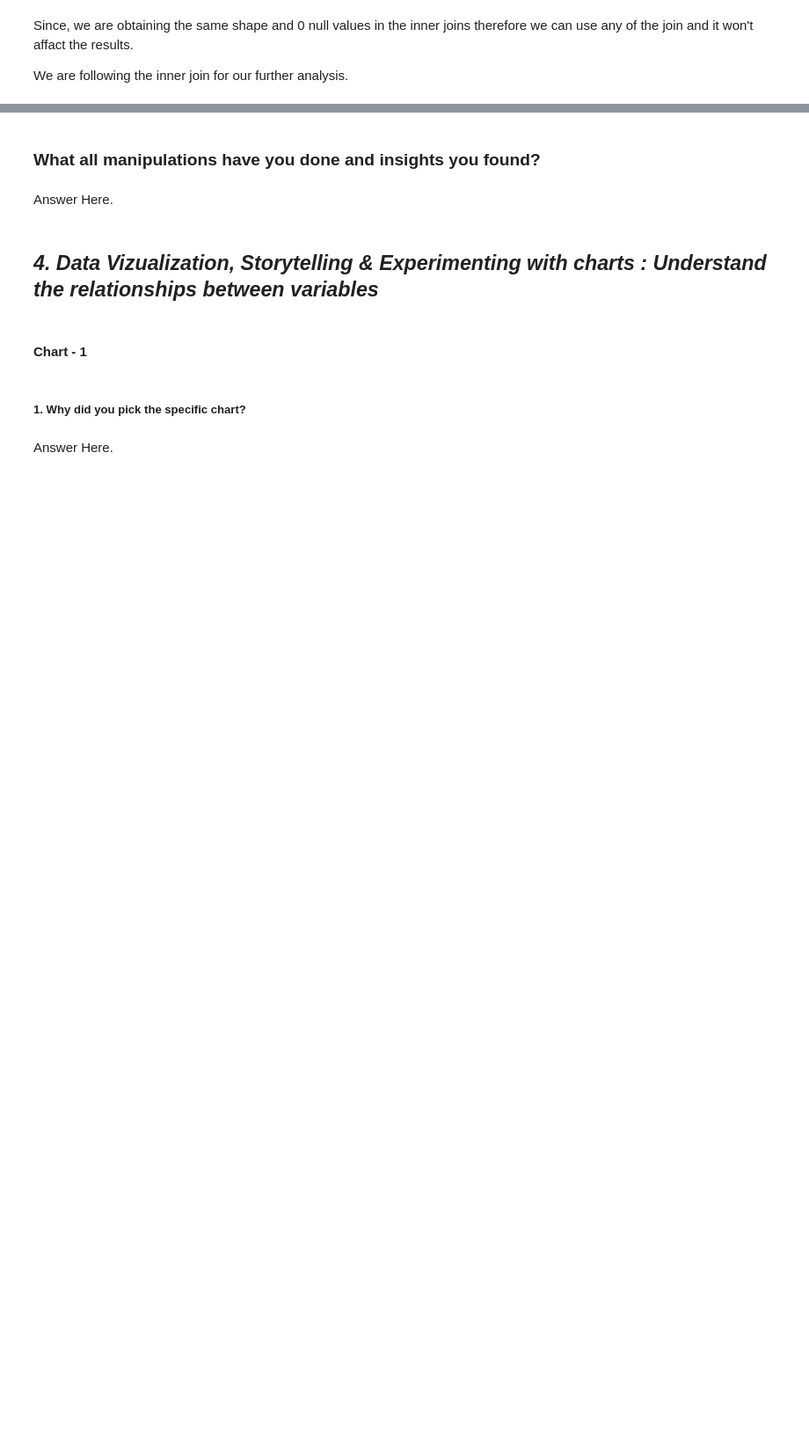
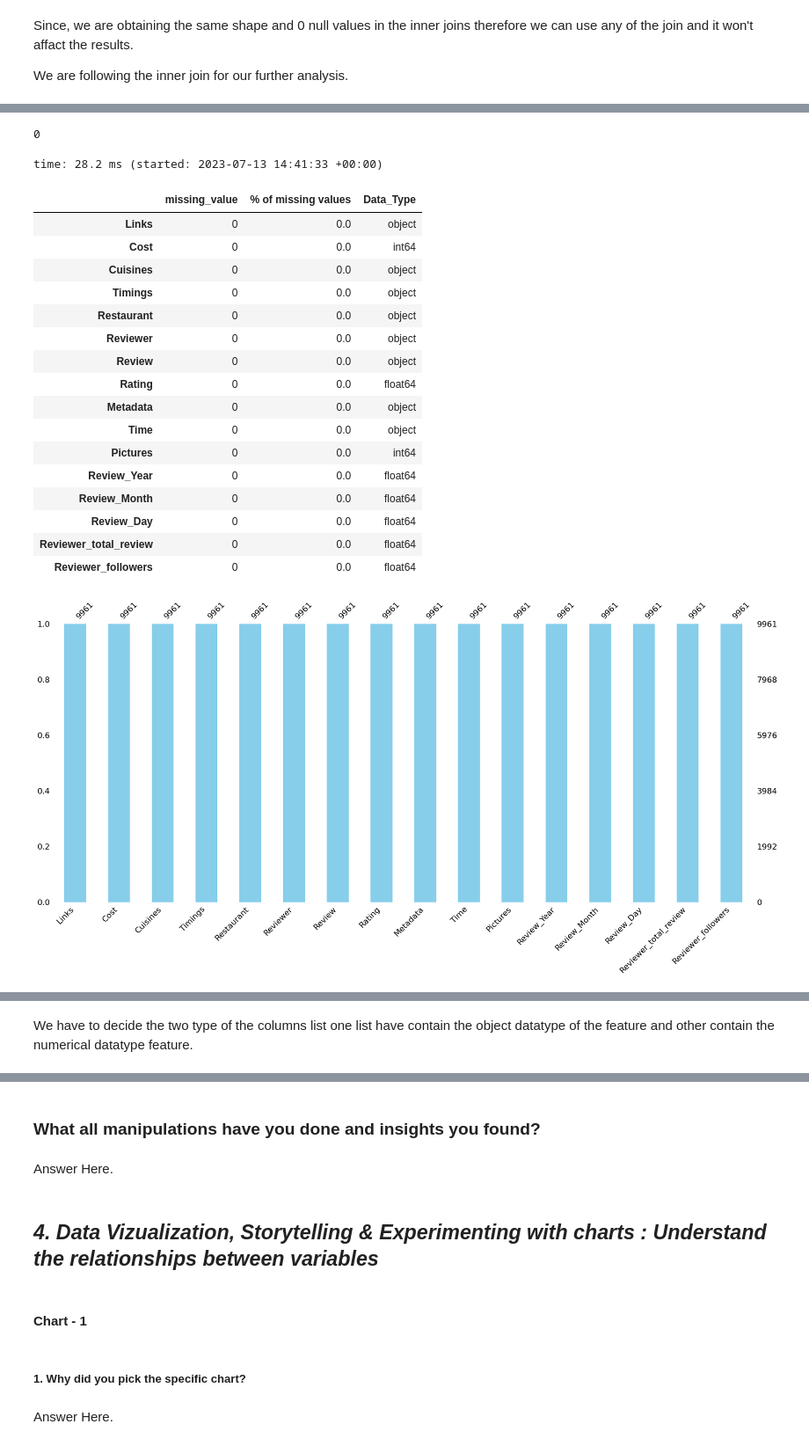
Before and after one commit to niteesh19mt0250/Zamato-Resturant-Clustering-and-Sentiment-Analysis, a Jupyter notebook: Copy_of_Sample_ML_Submission_Template.ipynb, the cells around one changed output, grey strips where cells are left out. Shown at 88% size. Cells and saved outputs as stored; diff of their text form; code cells hidden in the pictures; blank space fills up the shorter version.

```diff
--- a/Copy_of_Sample_ML_Submission_Template.ipynb
+++ b/Copy_of_Sample_ML_Submission_Template.ipynb
@@ -414,3 +939,4 @@ df_review.duplicated().sum()
 # %%
 # In Restaurant dataset change the Name as Restaurant
 df_restaurant['Restaurant'] = df_restaurant['Name']
+df_restaurant = df_restaurant.drop(columns = 'Name',axis = 1)
@@ -441,0 +1048,30 @@ We are following the inner join for our further analysis.
+# %%
+# Check the duplicate value in the dataset
+print(df_inner.duplicated().sum())
+print()
+# %% [output]
+0
+
+time: 28.2 ms (started: 2023-07-13 14:41:33 +00:00)
+# %%
+# Check the null value and plot the missing number
+missing_func(df_inner)
+# %% [output]
+|  | missing_value | % of missing values | Data_Type |
+| Links | 0 | 0.0 | object |
+| Cost | 0 | 0.0 | int64 |
+| Cuisines | 0 | 0.0 | object |
+| Timings | 0 | 0.0 | object |
+| Restaurant | 0 | 0.0 | object |
+| Reviewer | 0 | 0.0 | object |
+| Review | 0 | 0.0 | object |
+| Rating | 0 | 0.0 | float64 |
+| Metadata | 0 | 0.0 | object |
+| Time | 0 | 0.0 | object |
+| Pictures | 0 | 0.0 | int64 |
+| Review_Year | 0 | 0.0 | float64 |
+| Review_Month | 0 | 0.0 | float64 |
+| Review_Day | 0 | 0.0 | float64 |
+| Reviewer_total_review | 0 | 0.0 | float64 |
+| Reviewer_followers | 0 | 0.0 | float64 |
+[figure, added]
@@ -441,0 +1079,2 @@ We are following the inner join for our further analysis.
+# %% [markdown]
+We have to decide the two type of the columns list one list have contain the object datatype of the feature and other contain the numerical datatype feature.
```
Also changed, not shown: parts of 81 cells of this notebook.
